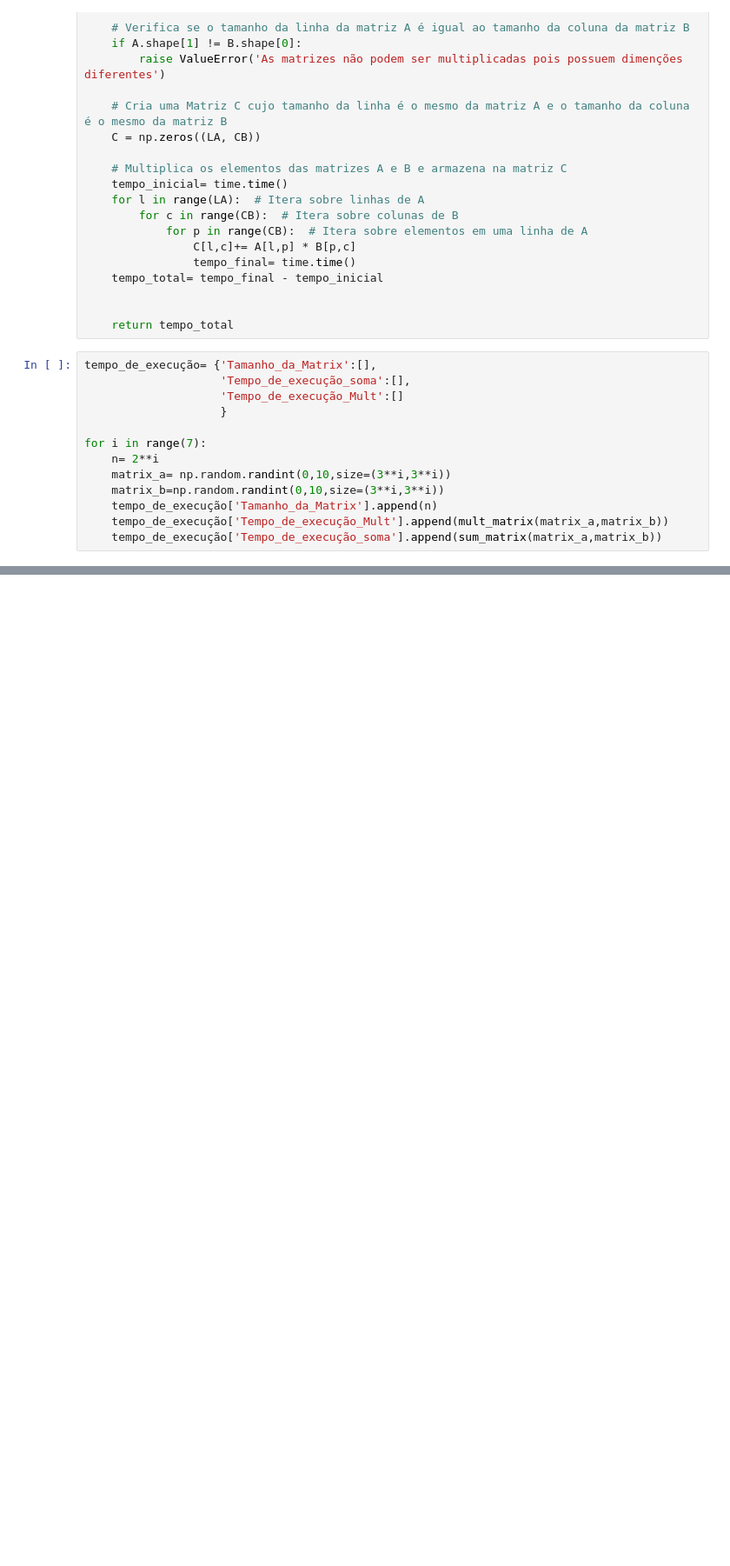
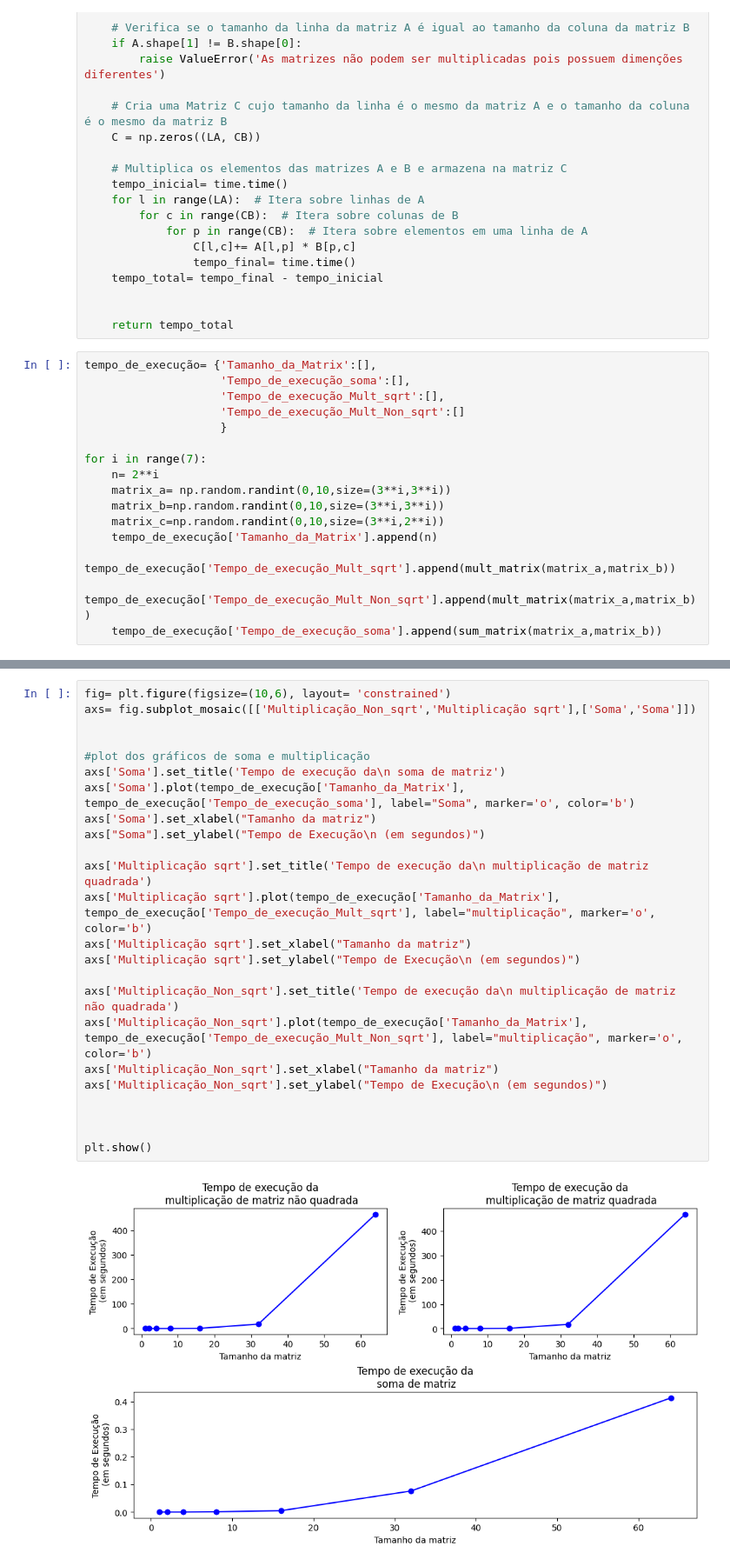
Before and after one commit to bhferreira84/Ciencia-de-Dados, a Jupyter notebook: Análise de algorítimo/sum_matrix.ipynb, the cells around one changed output, grey strips where cells are left out. Shown at 87% size. Cells and saved outputs as stored; diff of their text form; blank space fills up the shorter version.

Commit message:
Adicionei o gráfico de uma matriz não quadrada

```diff
--- a/Análise de algorítimo/sum_matrix.ipynb
+++ b/Análise de algorítimo/sum_matrix.ipynb
@@ -60,13 +60,16 @@ def mult_matrix(A, B):
 # %%
 tempo_de_execução= {'Tamanho_da_Matrix':[],
                     'Tempo_de_execução_soma':[],
-                    'Tempo_de_execução_Mult':[]
+                    'Tempo_de_execução_Mult_sqrt':[],
+                    'Tempo_de_execução_Mult_Non_sqrt':[]
                     }
 
 for i in range(7):
     n= 2**i
     matrix_a= np.random.randint(0,10,size=(3**i,3**i))
     matrix_b=np.random.randint(0,10,size=(3**i,3**i))
+    matrix_c=np.random.randint(0,10,size=(3**i,2**i))
     tempo_de_execução['Tamanho_da_Matrix'].append(n)
-    tempo_de_execução['Tempo_de_execução_Mult'].append(mult_matrix(matrix_a,matrix_b))
+    tempo_de_execução['Tempo_de_execução_Mult_sqrt'].append(mult_matrix(matrix_a,matrix_b))
+    tempo_de_execução['Tempo_de_execução_Mult_Non_sqrt'].append(mult_matrix(matrix_a,matrix_b))
     tempo_de_execução['Tempo_de_execução_soma'].append(sum_matrix(matrix_a,matrix_b))
@@ -91,0 +76,26 @@ plt.show()
+# %%
+fig= plt.figure(figsize=(10,6), layout= 'constrained')
+axs= fig.subplot_mosaic([['Multiplicação_Non_sqrt','Multiplicação sqrt'],['Soma','Soma']])
+
+
+#plot dos gráficos de soma e multiplicação
+axs['Soma'].set_title('Tempo de execução da\n soma de matriz')
+axs['Soma'].plot(tempo_de_execução['Tamanho_da_Matrix'], tempo_de_execução['Tempo_de_execução_soma'], label="Soma", marker='o', color='b')
+axs['Soma'].set_xlabel("Tamanho da matriz")
+axs["Soma"].set_ylabel("Tempo de Execução\n (em segundos)")
+
+axs['Multiplicação sqrt'].set_title('Tempo de execução da\n multiplicação de matriz quadrada')
+axs['Multiplicação sqrt'].plot(tempo_de_execução['Tamanho_da_Matrix'], tempo_de_execução['Tempo_de_execução_Mult_sqrt'], label="multiplicação", marker='o', color='b')
+axs['Multiplicação sqrt'].set_xlabel("Tamanho da matriz")
+axs['Multiplicação sqrt'].set_ylabel("Tempo de Execução\n (em segundos)")
+
+axs['Multiplicação_Non_sqrt'].set_title('Tempo de execução da\n multiplicação de matriz não quadrada')
+axs['Multiplicação_Non_sqrt'].plot(tempo_de_execução['Tamanho_da_Matrix'], tempo_de_execução['Tempo_de_execução_Mult_Non_sqrt'], label="multiplicação", marker='o', color='b')
+axs['Multiplicação_Non_sqrt'].set_xlabel("Tamanho da matriz")
+axs['Multiplicação_Non_sqrt'].set_ylabel("Tempo de Execução\n (em segundos)")
+
+
+
+plt.show()
+# %% [output]
+[figure, added]
```
Also changed, not shown: parts of 1 cell of this notebook.
